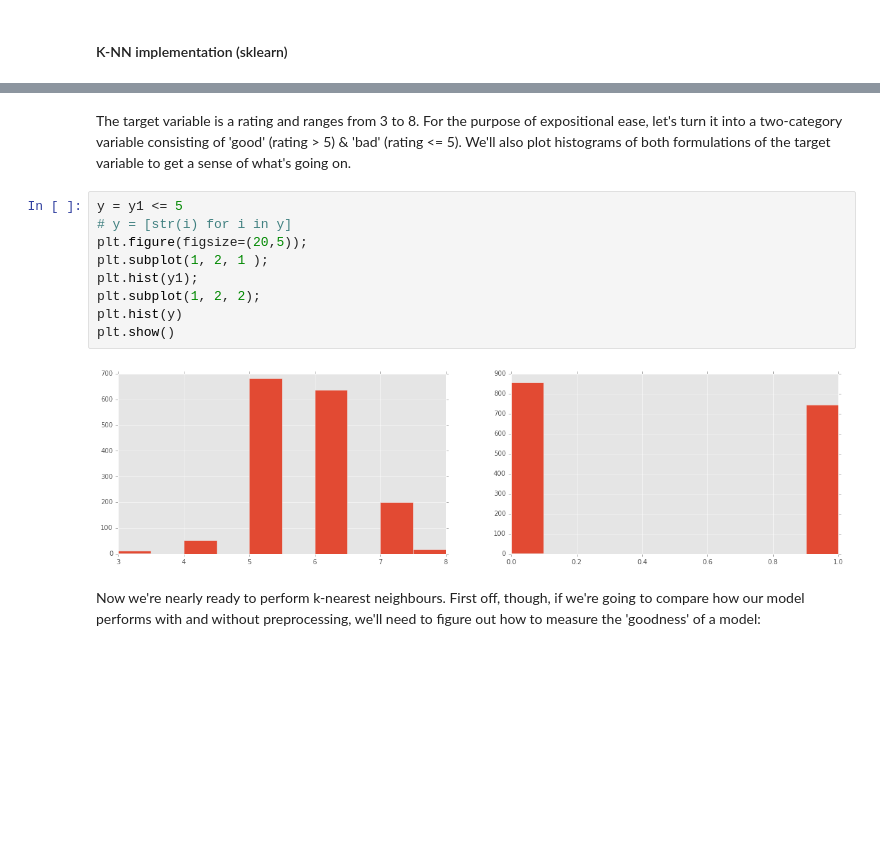
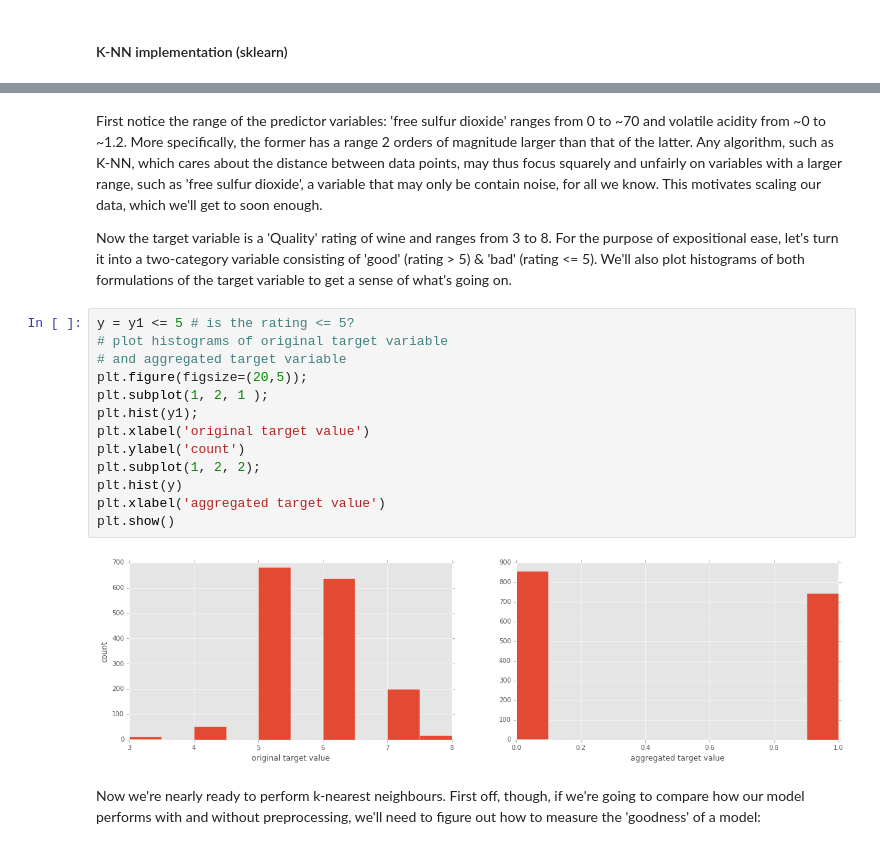
Before and after one commit to hugobowne/machine_learning_techniques, a Jupyter notebook: Preprocessing_note.ipynb, the cells around one changed output, grey strips where cells are left out. Cells and saved outputs as stored; diff of their text form; blank space fills up the shorter version.

```diff
--- a/Preprocessing_note.ipynb
+++ b/Preprocessing_note.ipynb
@@ -31,18 +39,24 @@ pd.DataFrame.hist(df, figsize = [15,15]);
 # %% [output]
 [figure]
 # %% [markdown]
-The target variable is a rating and ranges from 3 to 8. For the purpose of expositional ease, let's turn it into a two-category variable consisting of 'good' (rating > 5) & 'bad' (rating <= 5). We'll also plot histograms of both formulations of the target variable to get a sense of what's going on.
+First notice the range of the predictor variables: 'free sulfur dioxide' ranges from 0 to ~70 and volatile acidity from ~0 to ~1.2. More specifically, the former has a range 2 orders of magnitude larger than that of the latter. Any algorithm, such as K-NN, which cares about the distance between data points, may thus focus squarely and unfairly on variables with a larger range, such as 'free sulfur dioxide', a variable that may only be contain noise, for all we know. This motivates scaling our data, which we'll get to soon enough.
+
+Now the target variable is a 'Quality' rating of wine and ranges from 3 to 8. For the purpose of expositional ease, let's turn it into a two-category variable consisting of 'good' (rating > 5) & 'bad' (rating <= 5). We'll also plot histograms of both formulations of the target variable to get a sense of what's going on.
 # %%
-y = y1 <= 5
-# y = [str(i) for i in y]
+y = y1 <= 5 # is the rating <= 5?
+# plot histograms of original target variable
+# and aggregated target variable
 plt.figure(figsize=(20,5));
 plt.subplot(1, 2, 1 );
 plt.hist(y1);
+plt.xlabel('original target value')
+plt.ylabel('count')
 plt.subplot(1, 2, 2);
 plt.hist(y)
+plt.xlabel('aggregated target value')
 plt.show()
 # %% [output]
-[figure, old version]
+[figure, new version]
 # %% [markdown]
 Now we're nearly ready to perform k-nearest neighbours. First off, though, if we're going to compare how our model performs with and without preprocessing, we'll need to figure out how to measure the 'goodness' of a model:
 # %% [markdown]
```
Also changed, not shown: parts of 48 cells of this notebook, 1 other file.
